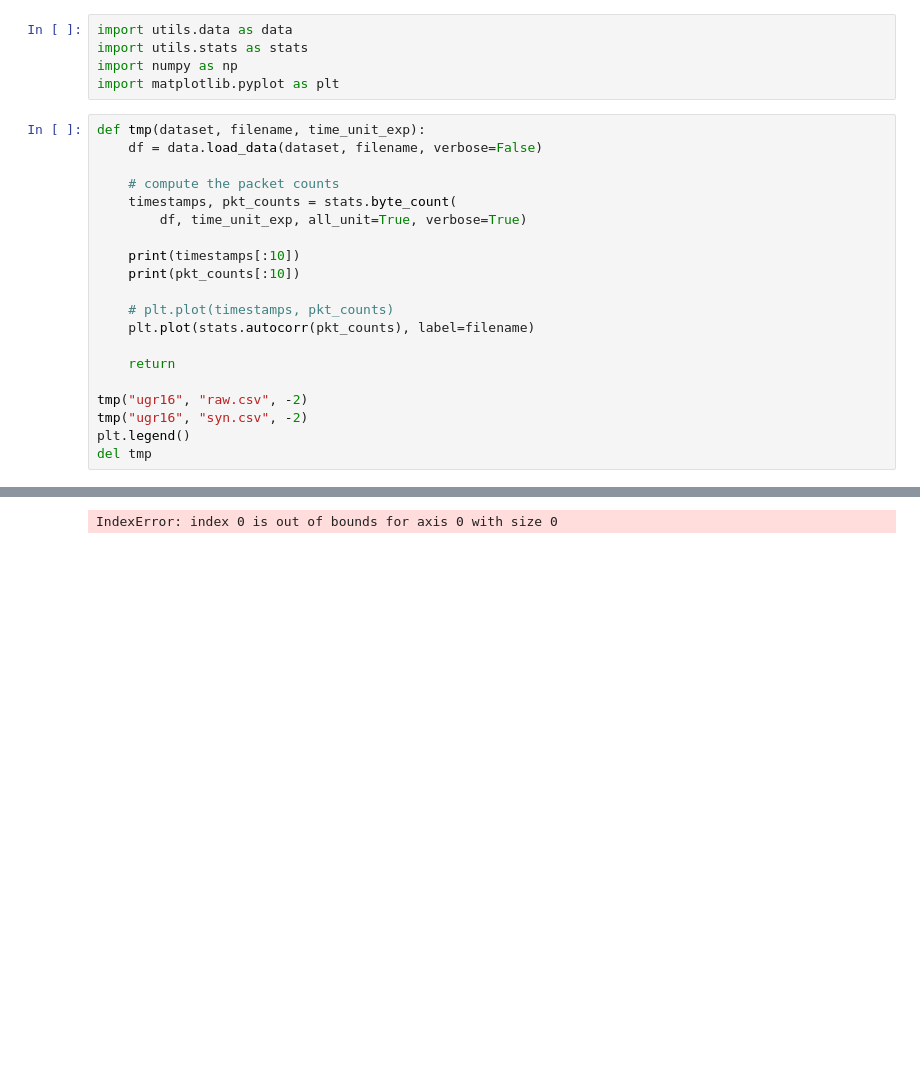
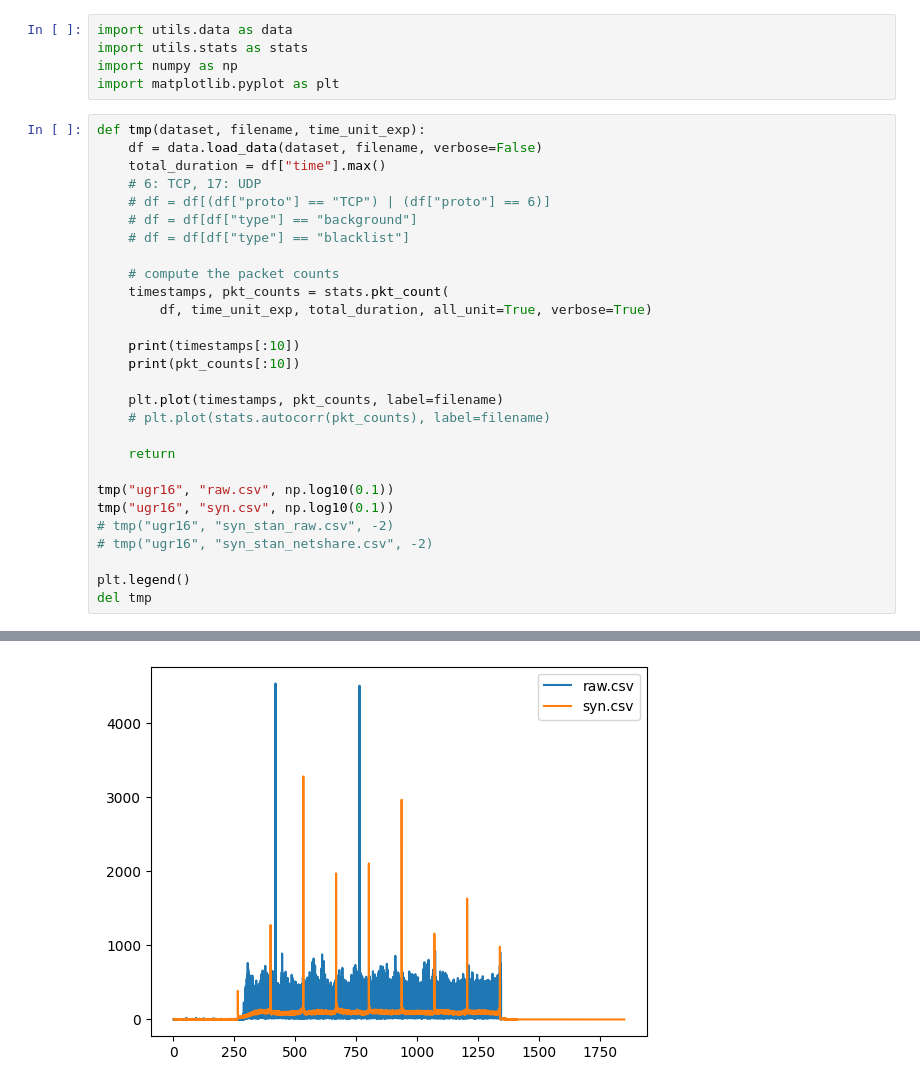
Before and after one commit to Xinyu-Li-123/Network_Traffic_Analysis, a Jupyter notebook: example.ipynb, the cells around one changed output, grey strips where cells are left out. Drawn from its saved outputs; the diff is of its cells as text; blank space fills up the shorter version.

```diff
--- a/example.ipynb
+++ b/example.ipynb
@@ -6,21 +6,29 @@ import matplotlib.pyplot as plt
 # %%
 def tmp(dataset, filename, time_unit_exp):
     df = data.load_data(dataset, filename, verbose=False)
+    total_duration = df["time"].max()
+    # 6: TCP, 17: UDP
+    # df = df[(df["proto"] == "TCP") | (df["proto"] == 6)]
+    # df = df[df["type"] == "background"]
+    # df = df[df["type"] == "blacklist"]
 
     # compute the packet counts
-    timestamps, pkt_counts = stats.byte_count(
-        df, time_unit_exp, all_unit=True, verbose=True)
+    timestamps, pkt_counts = stats.pkt_count(
+        df, time_unit_exp, total_duration, all_unit=True, verbose=True)
 
     print(timestamps[:10])
     print(pkt_counts[:10])
 
-    # plt.plot(timestamps, pkt_counts)
-    plt.plot(stats.autocorr(pkt_counts), label=filename)
+    plt.plot(timestamps, pkt_counts, label=filename)
+    # plt.plot(stats.autocorr(pkt_counts), label=filename)
 
     return
 
-tmp("ugr16", "raw.csv", -2)
-tmp("ugr16", "syn.csv", -2)
+tmp("ugr16", "raw.csv", np.log10(0.1))
+tmp("ugr16", "syn.csv", np.log10(0.1))
+# tmp("ugr16", "syn_stan_raw.csv", -2)
+# tmp("ugr16", "syn_stan_netshare.csv", -2)
+
 plt.legend()
 del tmp
 # %% [output]
@@ -32,2 +55,2 @@ Time unit 1.0e-02 has 977 bars
-IndexError: index 0 is out of bounds for axis 0 with size 0
+[figure, added]
 # %%
```
Also changed, not shown: parts of 5 cells of this notebook, 5 other files.
